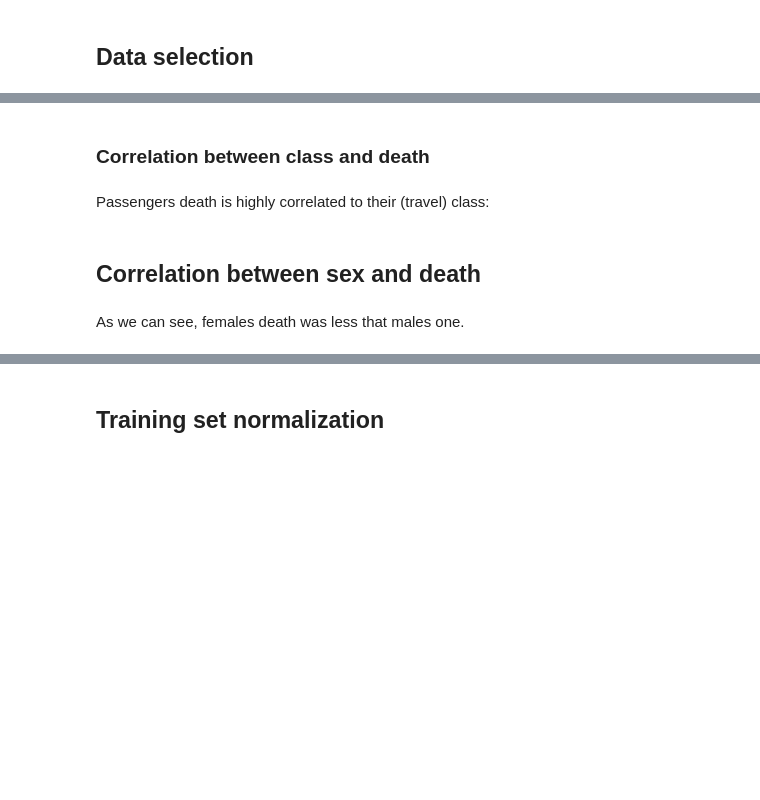
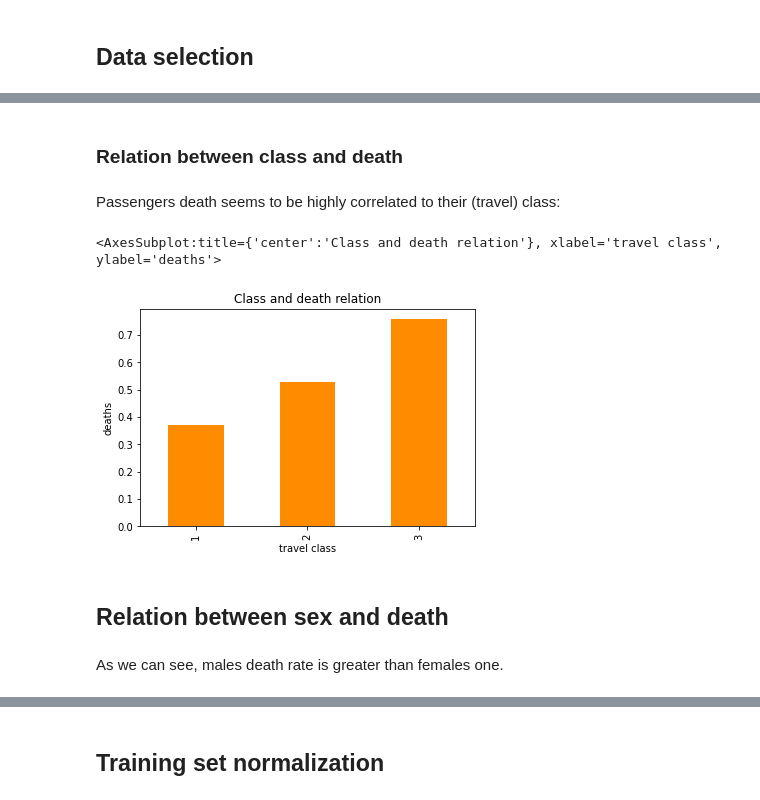
Before and after one commit to Fedege98/TitanicKaggle, a Jupyter notebook: titanicchallenge-enrico.ipynb, the cells around one changed output, grey strips where cells are left out. Saved outputs shown, nothing was run; the diff lists cells and outputs as text; code cells hidden in the pictures; blank space fills up the shorter version.

```diff
--- a/titanicchallenge-enrico.ipynb
+++ b/titanicchallenge-enrico.ipynb
@@ -43,11 +112,15 @@ clean_training_set.info()
 # %% [markdown]
-### Correlation between class and death
+### Relation between class and death
 # %% [markdown]
-Passengers death is highly correlated to their (travel) class:
+Passengers death seems to be highly correlated to their (travel) class:
 # %%
-class_scheme = clean_training_set.groupby('Pclass').Survived.mean().plot(kind='bar')
+class_scheme = clean_training_set.groupby('Pclass')['Survived'].apply(lambda x: (x==0).mean())
+class_scheme.plot(kind='bar', color='darkorange', width = 0.5, title='Class and death relation', ylabel='deaths', xlabel='travel class')
+# %% [output]
+<AxesSubplot:title={'center':'Class and death relation'}, xlabel='travel class', ylabel='deaths'>
+[figure, added]
 # %% [markdown]
-## Correlation between sex and death
+## Relation between sex and death
 # %% [markdown]
-As we can see, females death was less that males one.
+As we can see, males death rate is greater than females one.
 # %%
```
Also changed, not shown: parts of 53 cells of this notebook.
